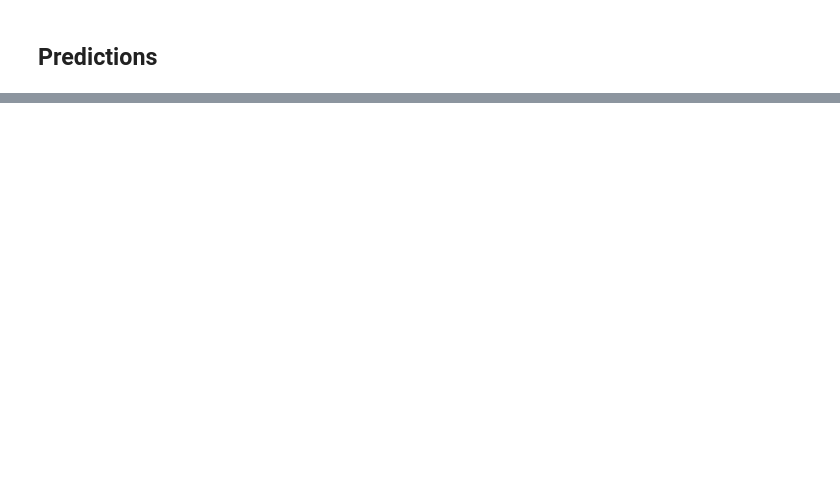
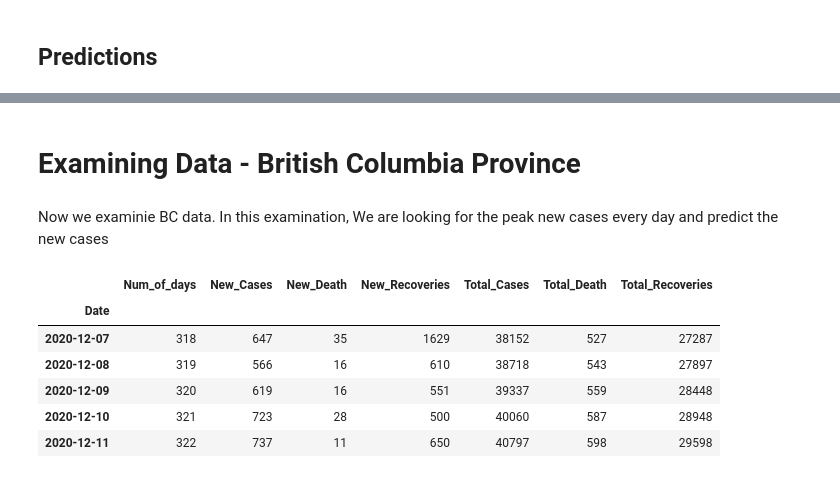
Before and after one commit to hieu-le296/Canada-covid19-analysis, a Jupyter notebook: project.ipynb, the cells around one changed output, grey strips where cells are left out. Saved outputs shown, nothing was run; the diff lists cells and outputs as text; code cells hidden in the pictures; blank space fills up the shorter version.

```diff
--- a/project.ipynb
+++ b/project.ipynb
@@ -274,0 +303,4 @@ rmse: 468.9501851891274
+# %% [markdown]
+#  Examining Data - British Columbia Province
+# %% [markdown]
+Now we examinie BC data. In this examination, We are looking for the peak new cases every day and predict the new cases
@@ -274,0 +311,10 @@ rmse: 468.9501851891274
+# %%
+bc_data.tail()
+# %% [output]
+|  | Num_of_days | New_Cases | New_Death | New_Recoveries | Total_Cases | Total_Death | Total_Recoveries |
+| Date |  |  |  |  |  |  |  |
+| 2020-12-07 | 318 | 647 | 35 | 1629 | 38152 | 527 | 27287 |
+| 2020-12-08 | 319 | 566 | 16 | 610 | 38718 | 543 | 27897 |
+| 2020-12-09 | 320 | 619 | 16 | 551 | 39337 | 559 | 28448 |
+| 2020-12-10 | 321 | 723 | 28 | 500 | 40060 | 587 | 28948 |
+| 2020-12-11 | 322 | 737 | 11 | 650 | 40797 | 598 | 29598 |
```
Also changed, not shown: parts of 58 cells of this notebook, 4 other files.
